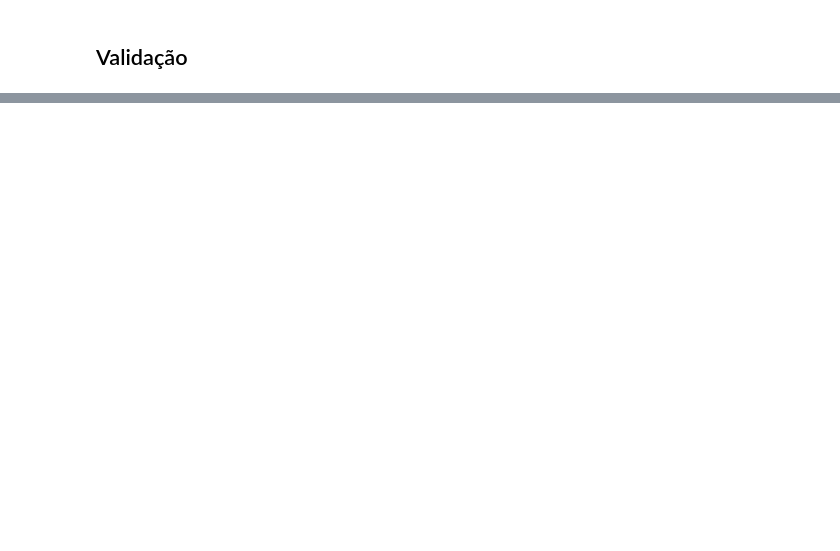
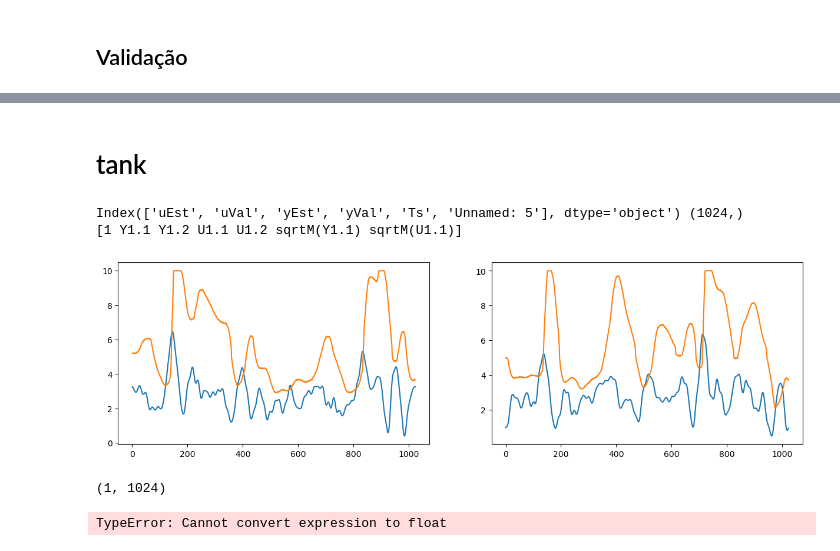
Before and after one commit to JonhLucas/NARX_MISO, a Jupyter notebook: coupleTanks.ipynb, the cells around one changed output, grey strips where cells are left out. Drawn from its saved outputs; the diff is of its cells as text; code cells hidden in the pictures; blank space fills up the shorter version.

```diff
--- a/coupleTanks.ipynb
+++ b/coupleTanks.ipynb
@@ -177,0 +134,48 @@ MAPE: 0.0831%
+# %% [markdown]
+# tank
+# %%
+tank = pd.read_csv('data/dataBenchmark.csv')
+print(tank.keys(), tank.Ts.shape)
+p = {'nb':[2],'na':[2], 'level':1, 'nonlinear':[0,0,0,0,0], 'root':True, 'delay':0, 'diff':False}
+strucSelector = structureSelector()
+s = strucSelector.symbolic_regressors(**p)
+print(s)
+f, ax = plt.subplots(1, 2, figsize=(15,4))
+ax[0].plot(tank.uEst)
+ax[0].plot(tank.yEst)
+ax[1].plot(tank.uVal)
+ax[1].plot(tank.yVal)
+plt.show()
+# %% [output]
+Index(['uEst', 'uVal', 'yEst', 'yVal', 'Ts', 'Unnamed: 5'], dtype='object') (1024,)
+[1 Y1.1 Y1.2 U1.1 U1.2 sqrtM(Y1.1) sqrtM(U1.1)]
+[figure, added]
+# %%
+yVal = np.array(tank.yVal).reshape((1,-1))
+uVal = np.array(tank.uVal).reshape((1,-1))
+yVal[yVal < 0] = 0
+
+z = np.zeros(yVal.shape)
+valLivre = sselector.predict(uVal, yVal, theta, ss[selected], p['nb'], p['na'], 0)
+#yhat = sselector.oneStepForward(uVal, yVal, theta, ss[selected], params[output]['nb'], params[output]['na'], output)
+
+'''print("Modelo selecionado:")
+pprint( model @ theta)
+
+f, ax = plt.subplots(1,2, figsize=[16,5])
+
+ax[0].plot(yVal[output].T, label='Original')
+ax[0].plot(valLivre, label='Livre')
+ax[0].plot(yhat, label='um passo a frente')
+ax[1].set_title("Simulações")
+ax[0].legend()
+
+
+ax[1].plot(yVal[output].T - valLivre, label='Livre')
+ax[1].plot(yVal[output].T - yhat, label='um passo a frente')
+ax[1].set_title("Resíduos")
+ax[1].legend()
+plt.show()'''
+# %% [output]
+(1, 1024)
+TypeError: Cannot convert expression to float
```
Also changed, not shown: parts of 6 cells of this notebook, 3 other files.
